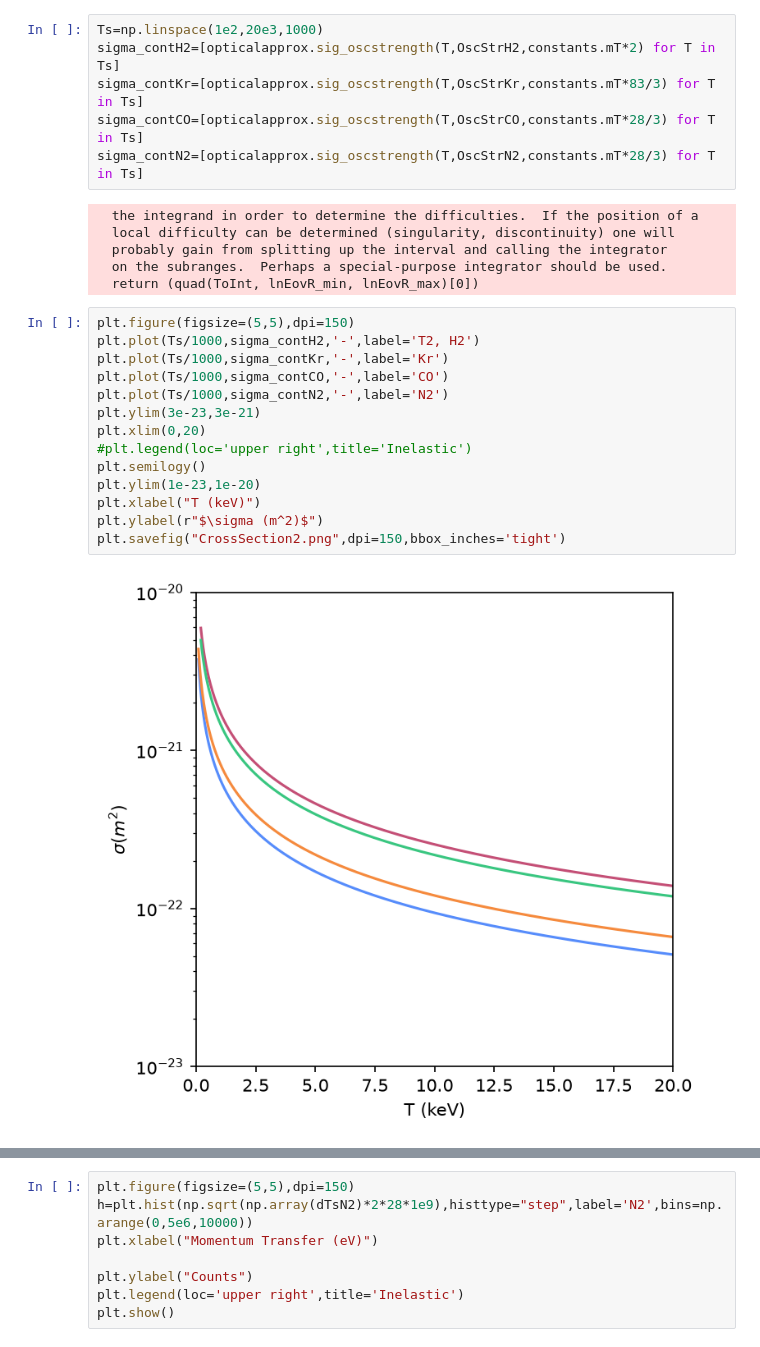
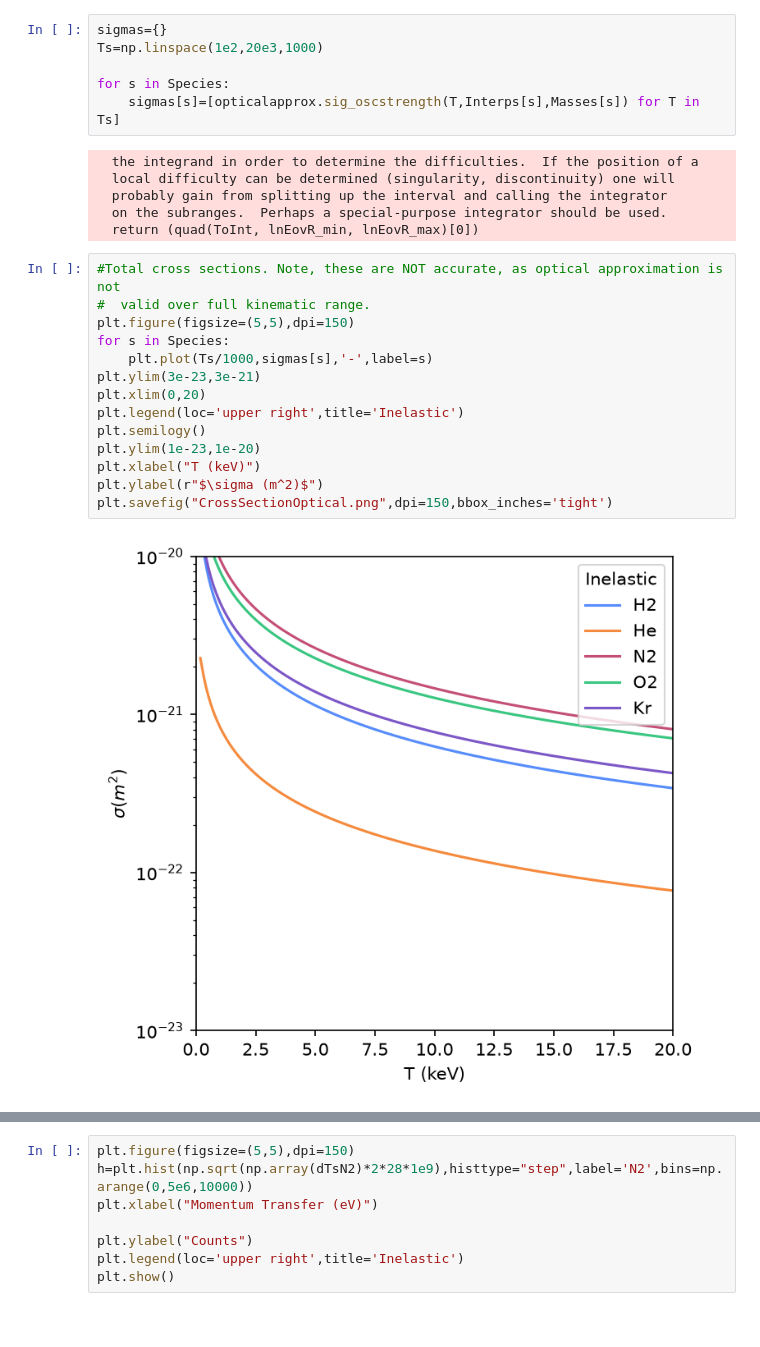
Before and after one commit to benjpjones/Project8ElectronScattering, a Jupyter notebook: OscillatorStrengthScattering.ipynb, the cells around one changed output, grey strips where cells are left out. Drawn from its saved outputs; the diff is of its cells as text.

```diff
--- a/OscillatorStrengthScattering.ipynb
+++ b/OscillatorStrengthScattering.ipynb
@@ -70,9 +49,9 @@ pd.read_csv("./Data/OscStrengthKr.txt", skiprows=63,delimiter='\t',names=['E','d
 # %%
+sigmas={}
 Ts=np.linspace(1e2,20e3,1000)
-sigma_contH2=[opticalapprox.sig_oscstrength(T,OscStrH2,constants.mT*2) for T in Ts]
-sigma_contKr=[opticalapprox.sig_oscstrength(T,OscStrKr,constants.mT*83/3) for T in Ts]
-sigma_contCO=[opticalapprox.sig_oscstrength(T,OscStrCO,constants.mT*28/3) for T in Ts]
-sigma_contN2=[opticalapprox.sig_oscstrength(T,OscStrN2,constants.mT*28/3) for T in Ts]
+
+for s in Species:
+    sigmas[s]=[opticalapprox.sig_oscstrength(T,Interps[s],Masses[s]) for T in Ts]
 # %% [output]
   the integrand in order to determine the difficulties.  If the position of a
   local difficulty can be determined (singularity, discontinuity) one will
@@ -80,18 +59,18 @@ sigma_contN2=[opticalapprox.sig_oscstrength(T,OscStrN2,constants.mT*28/3) for T
   on the subranges.  Perhaps a special-purpose integrator should be used.
   return (quad(ToInt, lnEovR_min, lnEovR_max)[0])
 # %%
+#Total cross sections. Note, these are NOT accurate, as optical approximation is not
+#  valid over full kinematic range.
 plt.figure(figsize=(5,5),dpi=150)
-plt.plot(Ts/1000,sigma_contH2,'-',label='T2, H2')
-plt.plot(Ts/1000,sigma_contKr,'-',label='Kr')
-plt.plot(Ts/1000,sigma_contCO,'-',label='CO')
-plt.plot(Ts/1000,sigma_contN2,'-',label='N2')
+for s in Species:
+    plt.plot(Ts/1000,sigmas[s],'-',label=s)
 plt.ylim(3e-23,3e-21)
 plt.xlim(0,20)
-#plt.legend(loc='upper right',title='Inelastic')
+plt.legend(loc='upper right',title='Inelastic')
 plt.semilogy()
 plt.ylim(1e-23,1e-20)
 plt.xlabel("T (keV)")
 plt.ylabel(r"$\sigma (m^2)$")
-plt.savefig("CrossSection2.png",dpi=150,bbox_inches='tight')
+plt.savefig("CrossSectionOptical.png",dpi=150,bbox_inches='tight')
 # %% [output]
-[figure, old version]
+[figure, new version]
```
Also changed, not shown: parts of 7 cells of this notebook, 13 other files.
